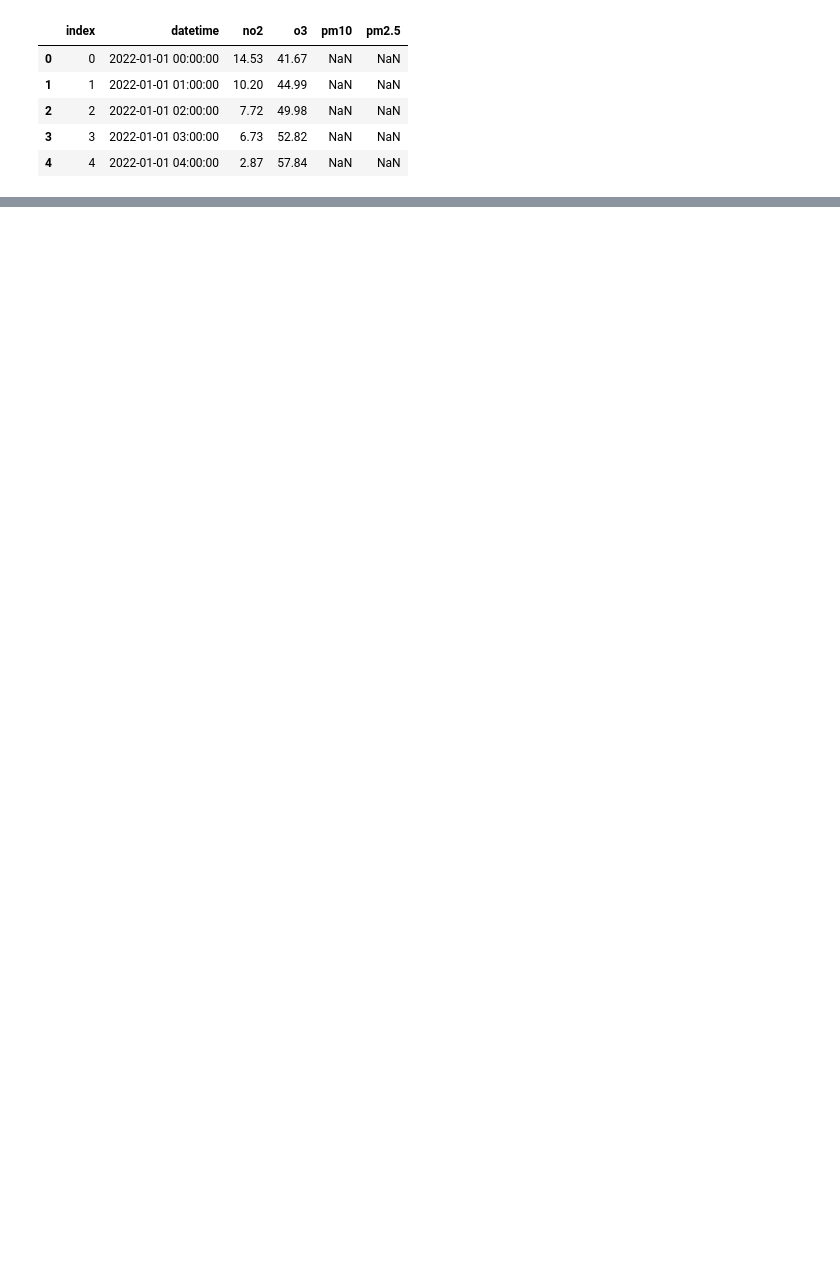
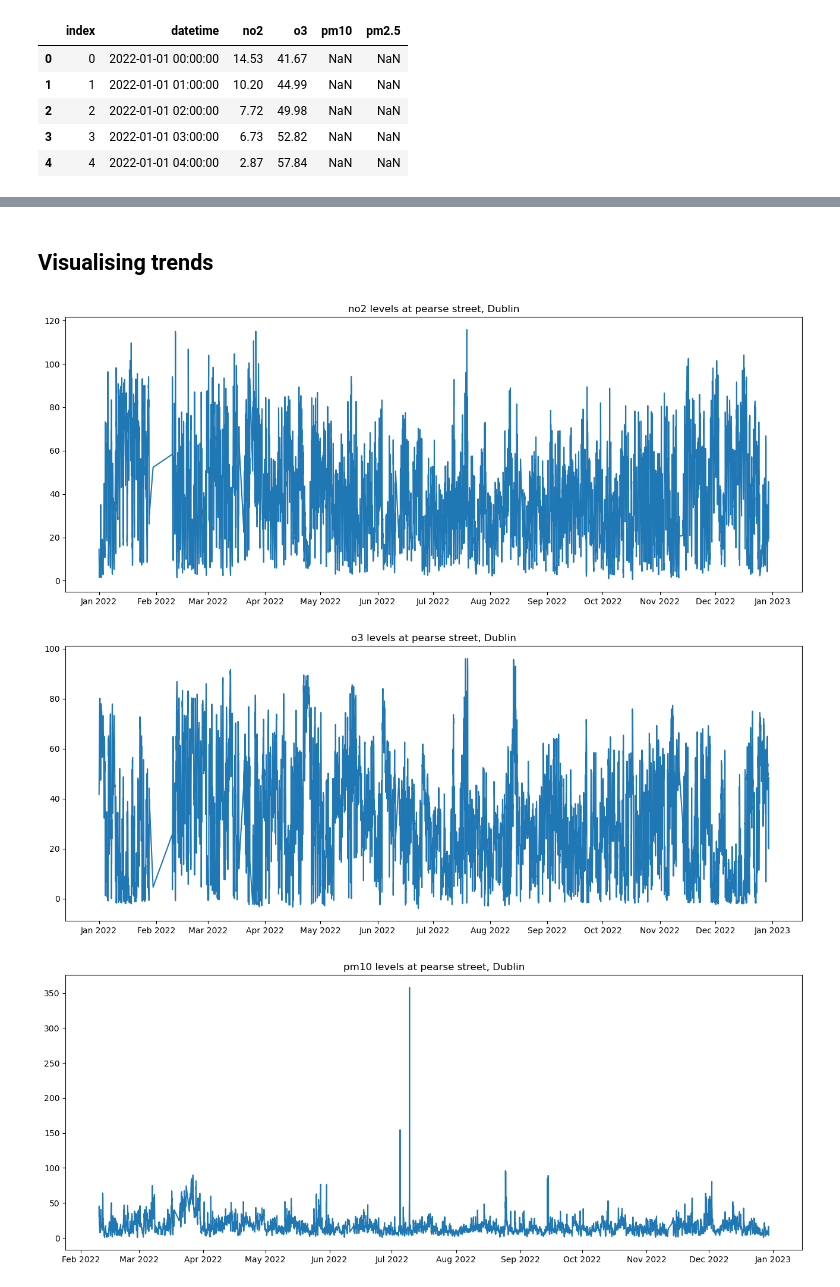
Before and after one commit to AdityaPimpalkar/AQI_federated_learning, a Jupyter notebook: notebooks/pearse_street.ipynb, the cells around one changed output, grey strips where cells are left out. Cells and saved outputs as stored; diff of their text form; code cells hidden in the pictures; blank space fills up the shorter version.

```diff
--- a/notebooks/pearse_street.ipynb
+++ b/notebooks/pearse_street.ipynb
@@ -171,0 +127,34 @@ plothistogram(aqi_copy, 'pm2.5', '2022-01-01', '2022-12-31', 'AQI levels at Amie
+# %% [markdown]
+## Visualising trends
+# %%
+import matplotlib.dates as mdates
+
+def plotline(dataset, col,fromtime, to, title):
+    timeframe = dataset[(dataset['datetime'] >= fromtime)
+                         & (dataset['datetime'] <= to)]
+
+    plt.figure(figsize=(16, 6))
+    sns.lineplot(data=timeframe, x='datetime', y=col)
+    plt.xlabel('')
+    plt.ylabel('')
+    plt.title(col +" " +title)
+
+    date_formatter = mdates.DateFormatter('%b %Y')  # Format as abbreviated month and year (e.g., Jan 2022)
+    desired_tick_frequency = mdates.MonthLocator()
+    # Apply the tick frequency and formatter to the x-axis
+    plt.gca().xaxis.set_major_locator(desired_tick_frequency)
+    plt.gca().xaxis.set_major_formatter(date_formatter)
+
+    #plt.legend()
+
+    plt.show()
+
+
+plotline(aqi_2022, 'no2', '2022-01-01', '2022-12-30', 'levels at pearse street, Dublin')
+plotline(aqi_2022, 'o3', '2022-01-01', '2022-12-30', 'levels at pearse street, Dublin')
+plotline(aqi_2022, 'pm10', '2022-01-01', '2022-12-30', 'levels at pearse street, Dublin')
+plotline(aqi_2022, 'pm2.5', '2022-01-01', '2022-12-30', 'levels at pearse street, Dublin')
+# %% [output]
+[figure, new version]
+[figure, new version]
+[figure, new version]
```
Also changed, not shown: parts of 50 cells of this notebook, 1 other file.
